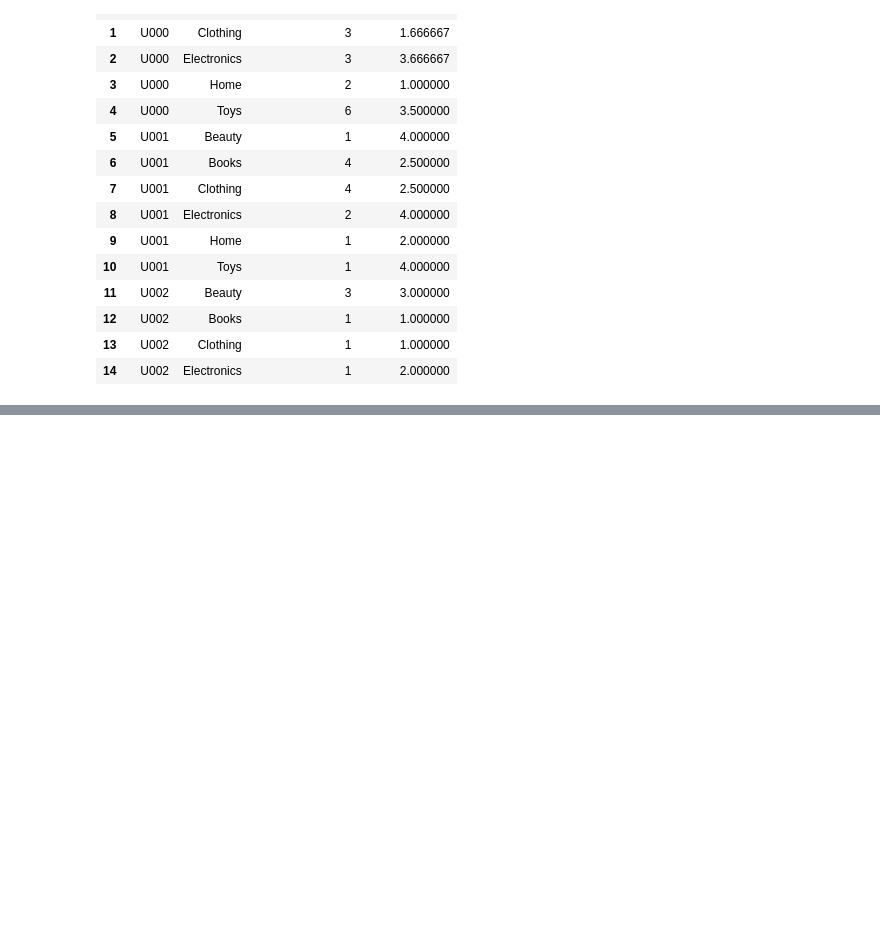
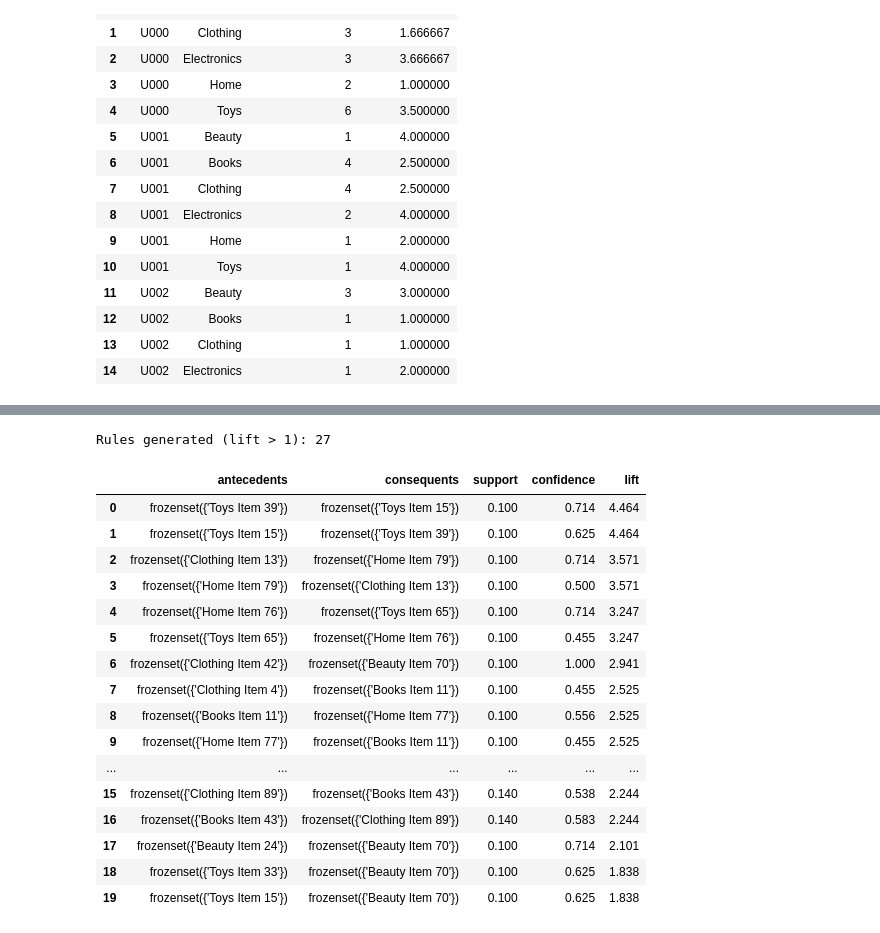
Before and after one commit to Pharo-14/SOEN-471-A2, a Jupyter notebook: src/project_notebook.ipynb, the cells around one changed output, grey strips where cells are left out. Cells and saved outputs as stored; diff of their text form; code cells hidden in the pictures; blank space fills up the shorter version.

```diff
--- a/src/project_notebook.ipynb
+++ b/src/project_notebook.ipynb
@@ -153,0 +183,9 @@ user_category_agg.head(15)
+# %%
+from mlxtend.preprocessing import TransactionEncoder
+
+te = TransactionEncoder()
+te_array = te.fit_transform(transactions)
+te_df = pd.DataFrame(te_array, columns=te.columns_)
+
+print(f"Encoded shape: {te_df.shape}  (users × unique products)")
+te_df.head(3)
@@ -153,0 +243,34 @@ user_category_agg.head(15)
+# %%
+from mlxtend.frequent_patterns import association_rules
+
+MIN_CONFIDENCE = 0.40
+
+rules = association_rules(frequent_itemsets, metric="confidence", min_threshold=MIN_CONFIDENCE)
+rules = rules[rules["lift"] > 1.0].sort_values("lift", ascending=False).reset_index(drop=True)
+
+print(f"Rules generated (lift > 1): {len(rules)}")
+
+display(
+    rules[["antecedents", "consequents", "support", "confidence", "lift"]]
+    .head(20)
+    .style.format({"support": "{:.3f}", "confidence": "{:.3f}", "lift": "{:.3f}"})
+)
+# %% [output]
+Rules generated (lift > 1): 27
+|  | antecedents | consequents | support | confidence | lift |
+| 0 | frozenset({'Toys Item 39'}) | frozenset({'Toys Item 15'}) | 0.100 | 0.714 | 4.464 |
+| 1 | frozenset({'Toys Item 15'}) | frozenset({'Toys Item 39'}) | 0.100 | 0.625 | 4.464 |
+| 2 | frozenset({'Clothing Item 13'}) | frozenset({'Home Item 79'}) | 0.100 | 0.714 | 3.571 |
+| 3 | frozenset({'Home Item 79'}) | frozenset({'Clothing Item 13'}) | 0.100 | 0.500 | 3.571 |
+| 4 | frozenset({'Home Item 76'}) | frozenset({'Toys Item 65'}) | 0.100 | 0.714 | 3.247 |
+| 5 | frozenset({'Toys Item 65'}) | frozenset({'Home Item 76'}) | 0.100 | 0.455 | 3.247 |
+| 6 | frozenset({'Clothing Item 42'}) | frozenset({'Beauty Item 70'}) | 0.100 | 1.000 | 2.941 |
+| 7 | frozenset({'Clothing Item 4'}) | frozenset({'Books Item 11'}) | 0.100 | 0.455 | 2.525 |
+| 8 | frozenset({'Books Item 11'}) | frozenset({'Home Item 77'}) | 0.100 | 0.556 | 2.525 |
+| 9 | frozenset({'Home Item 77'}) | frozenset({'Books Item 11'}) | 0.100 | 0.455 | 2.525 |
+| ... | ... | ... | ... | ... | ... |
+| 15 | frozenset({'Clothing Item 89'}) | frozenset({'Books Item 43'}) | 0.140 | 0.538 | 2.244 |
+| 16 | frozenset({'Books Item 43'}) | frozenset({'Clothing Item 89'}) | 0.140 | 0.583 | 2.244 |
+| 17 | frozenset({'Beauty Item 24'}) | frozenset({'Beauty Item 70'}) | 0.100 | 0.714 | 2.101 |
+| 18 | frozenset({'Toys Item 33'}) | frozenset({'Beauty Item 70'}) | 0.100 | 0.625 | 1.838 |
+| 19 | frozenset({'Toys Item 15'}) | frozenset({'Beauty Item 70'}) | 0.100 | 0.625 | 1.838 |
```
Also changed, not shown: parts of 17 cells of this notebook, 3 other files.
